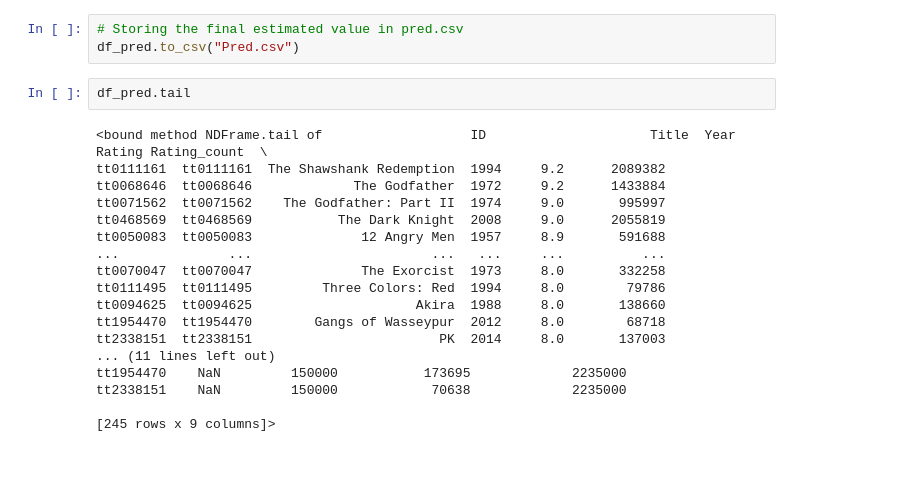
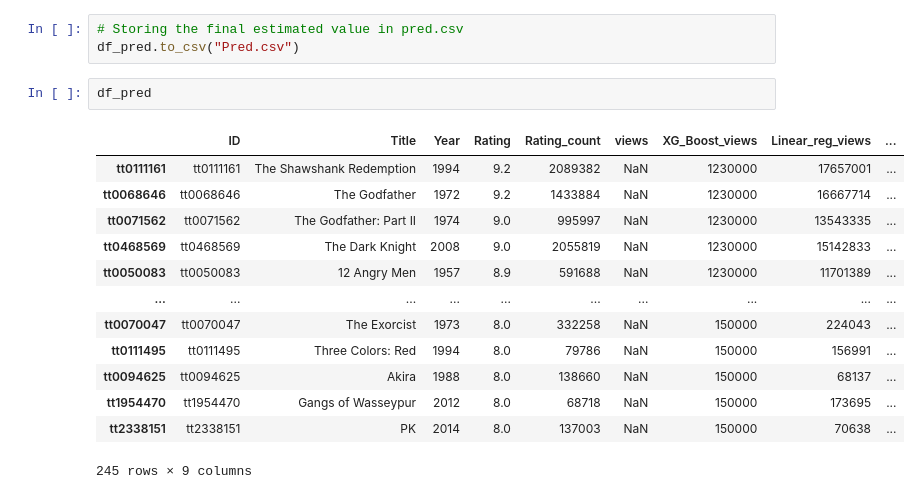
Before and after one commit to Venky0892/DataScienceTask, a Jupyter notebook: movie_views/movie_views.ipynb, the cells around one changed output. Cells and saved outputs as stored; diff of their text form; blank space fills up the shorter version.

```diff
--- a/movie_views/movie_views.ipynb
+++ b/movie_views/movie_views.ipynb
@@ -108,22 +134,18 @@ See the caveats in the documentation: https://pandas.pydata.org/pandas-docs/stab
 # Storing the final estimated value in pred.csv
 df_pred.to_csv("Pred.csv")
 # %%
-df_pred.tail
+df_pred
 # %% [output]
+|  | ID | Title | Year | Rating | Rating_count | views | XG_Boost_views | Linear_reg_views | ... |
+| tt0111161 | tt0111161 | The Shawshank Redemption | 1994 | 9.2 | 2089382 | NaN | 1230000 | 17657001 | ... |
+| tt0068646 | tt0068646 | The Godfather | 1972 | 9.2 | 1433884 | NaN | 1230000 | 16667714 | ... |
+| tt0071562 | tt0071562 | The Godfather: Part II | 1974 | 9.0 | 995997 | NaN | 1230000 | 13543335 | ... |
+| tt0468569 | tt0468569 | The Dark Knight | 2008 | 9.0 | 2055819 | NaN | 1230000 | 15142833 | ... |
+| tt0050083 | tt0050083 | 12 Angry Men | 1957 | 8.9 | 591688 | NaN | 1230000 | 11701389 | ... |
+| ... | ... | ... | ... | ... | ... | ... | ... | ... | ... |
+| tt0070047 | tt0070047 | The Exorcist | 1973 | 8.0 | 332258 | NaN | 150000 | 224043 | ... |
+| tt0111495 | tt0111495 | Three Colors: Red | 1994 | 8.0 | 79786 | NaN | 150000 | 156991 | ... |
+| tt0094625 | tt0094625 | Akira | 1988 | 8.0 | 138660 | NaN | 150000 | 68137 | ... |
+| tt1954470 | tt1954470 | Gangs of Wasseypur | 2012 | 8.0 | 68718 | NaN | 150000 | 173695 | ... |
+| tt2338151 | tt2338151 | PK | 2014 | 8.0 | 137003 | NaN | 150000 | 70638 | ... |
-<bound method NDFrame.tail of                   ID                     Title  Year  Rating Rating_count  \
-tt0111161  tt0111161  The Shawshank Redemption  1994     9.2      2089382
-tt0068646  tt0068646             The Godfather  1972     9.2      1433884
-tt0071562  tt0071562    The Godfather: Part II  1974     9.0       995997
-tt0468569  tt0468569           The Dark Knight  2008     9.0      2055819
-tt0050083  tt0050083              12 Angry Men  1957     8.9       591688
-...              ...                       ...   ...     ...          ...
-tt0070047  tt0070047              The Exorcist  1973     8.0       332258
-tt0111495  tt0111495         Three Colors: Red  1994     8.0        79786
-tt0094625  tt0094625                     Akira  1988     8.0       138660
-tt1954470  tt1954470        Gangs of Wasseypur  2012     8.0        68718
-tt2338151  tt2338151                        PK  2014     8.0       137003
-... (11 lines left out)
-tt1954470    NaN         150000           173695             2235000
-tt2338151    NaN         150000            70638             2235000
-
-[245 rows x 9 columns]>
+245 rows × 9 columns
```
Also changed, not shown: parts of 4 cells of this notebook, 3 other files.
